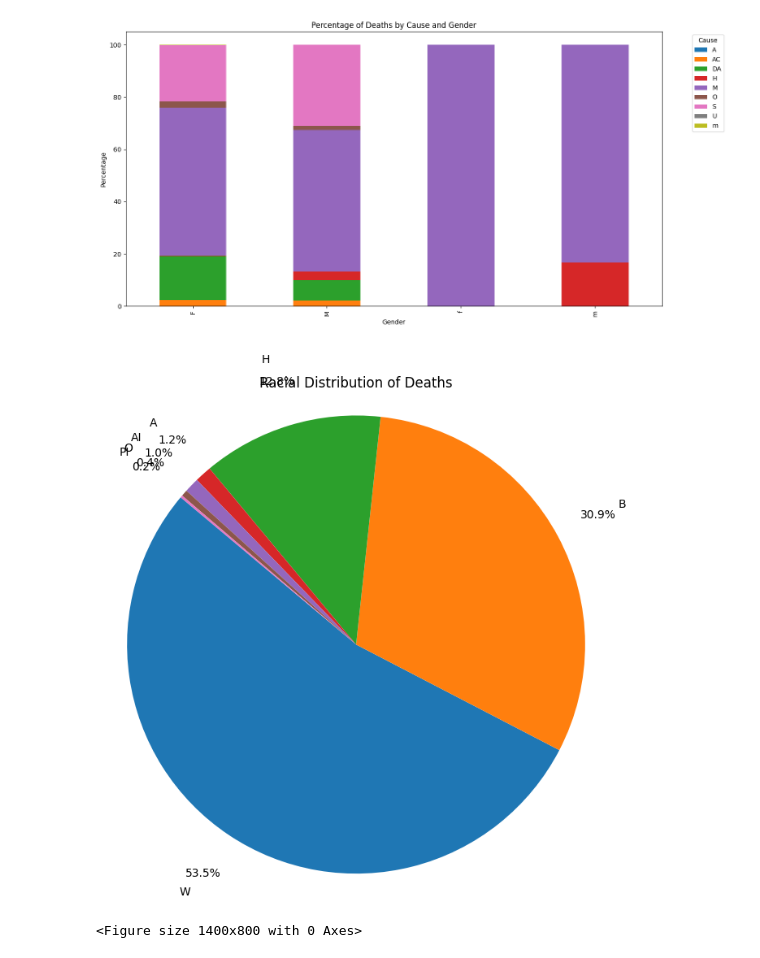
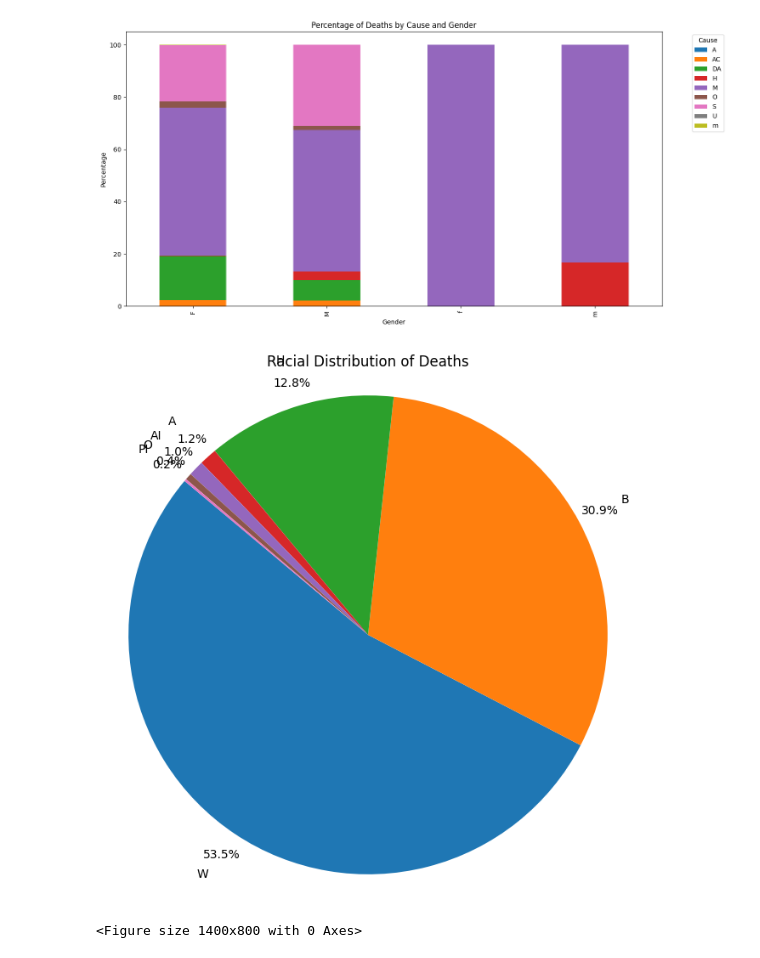
Before and after one commit to ndesai123/dgt-hum-140, a Jupyter notebook: Project.ipynb, the cells around one changed output. Cells and saved outputs as stored; diff of their text form; code cells hidden in the pictures.

Commit message:
pie chart adjustment

```diff
--- a/Project.ipynb
+++ b/Project.ipynb
@@ -128,20 +128,20 @@ plt.show()
 # %%
 racial_counts = df['race'].value_counts()
 
 plt.figure(figsize=(8, 8))
 plt.pie(
     racial_counts,
     labels=racial_counts.index,
     autopct='%1.1f%%',
     startangle=140,
-    pctdistance=1.2,
-    labeldistance=1.3
+    pctdistance=1.1,
+    labeldistance=1.2
 )
 plt.title('Racial Distribution of Deaths')
 plt.axis('equal')
 plt.show()
 # %% [output]
-[figure, old version]
+[figure, new version]
 # %%
 cause_race_counts = df.groupby(['race', 'cause_short']).size().unstack(fill_value=0)
 
```
